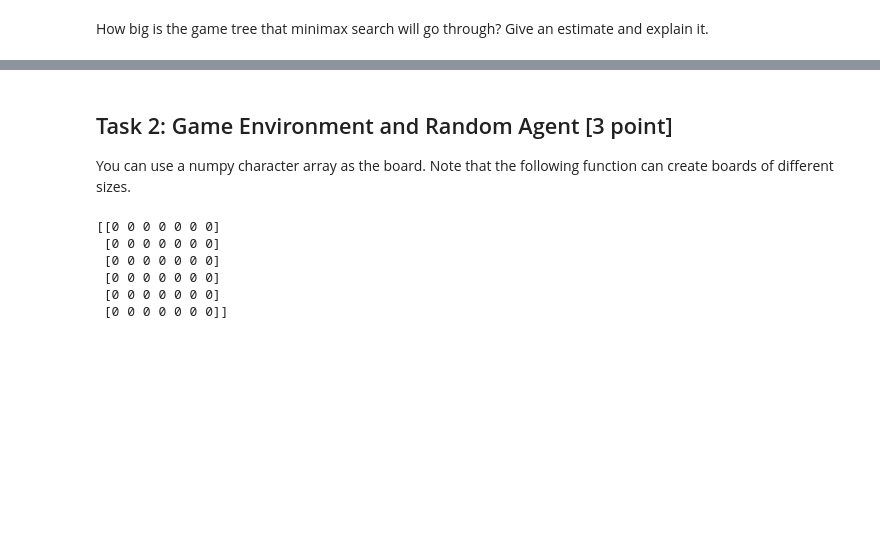
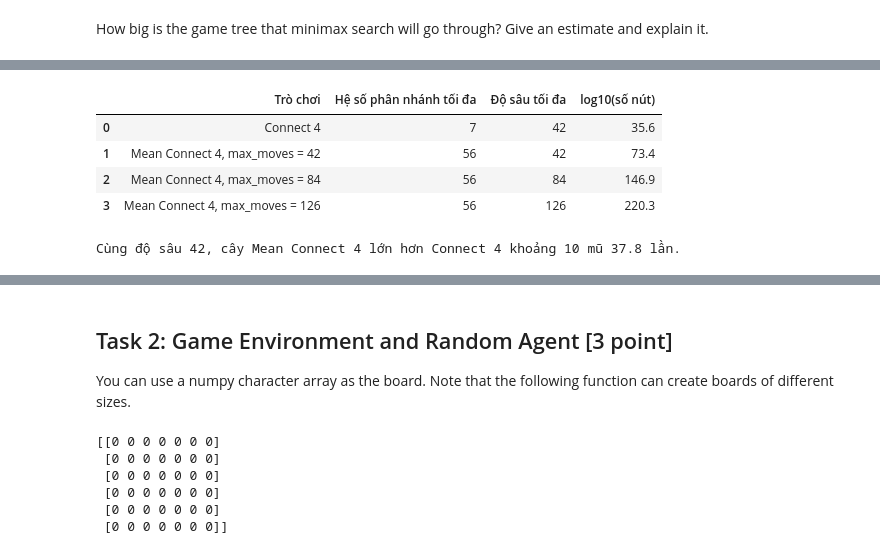
Before and after one commit to 10tothepowerof6/AdvancedAI-Repo, a Jupyter notebook: lab05_game_HuynhTanPhiHung_3124720026_DoXuanTrieu_3124720072_LeTanPhat_3124720050_LeNgocPhuc_3124720053/lab05 - game/assignment_mean_connect4.ipynb, the cells around one changed output, grey strips where cells are left out. Drawn from its saved outputs; the diff is of its cells as text; code cells hidden in the pictures; blank space fills up the shorter version.

```diff
--- a/lab05_game_HuynhTanPhiHung_3124720026_DoXuanTrieu_3124720072_LeTanPhat_3124720050_LeNgocPhuc_3124720053/lab05 - game/assignment_mean_connect4.ipynb
+++ b/lab05_game_HuynhTanPhiHung_3124720026_DoXuanTrieu_3124720072_LeTanPhat_3124720050_LeNgocPhuc_3124720053/lab05 - game/assignment_mean_connect4.ipynb
@@ -40,0 +132,25 @@ How big is the game tree that minimax search will go through? Give an estimate a
+# %%
+# [Bài 9] Cận trên kích thước cây trò chơi (log10 số nút) cho bàn 6 × 7.
+from math import log10
+
+def tree_upper_bound(branching, depth):
+    # Số nút tối đa của cây có hệ số phân nhánh `branching` và độ sâu `depth`: tổng branching^d với d = 0..depth.
+    return (branching ** (depth + 1) - 1) // (branching - 1)
+
+ROWS, COLS = 6, 7
+tree_rows = [{'Trò chơi': 'Connect 4', 'Hệ số phân nhánh tối đa': COLS, 'Độ sâu tối đa': ROWS * COLS,
+              'log10(số nút)': round(log10(tree_upper_bound(COLS, ROWS * COLS)), 1)}]
+for limit in (ROWS * COLS, 2 * ROWS * COLS, 3 * ROWS * COLS):
+    tree_rows.append({'Trò chơi': f'Mean Connect 4, max_moves = {limit}', 'Hệ số phân nhánh tối đa': COLS + COLS ** 2,
+                      'Độ sâu tối đa': limit, 'log10(số nút)': round(log10(tree_upper_bound(COLS + COLS ** 2, limit)), 1)})
+tree_table = pd.DataFrame(tree_rows)
+display(tree_table)
+print('Cùng độ sâu 42, cây Mean Connect 4 lớn hơn Connect 4 khoảng 10 mũ',
+      round(tree_table.loc[1, 'log10(số nút)'] - tree_table.loc[0, 'log10(số nút)'], 1), 'lần.')
+# %% [output]
+|  | Trò chơi | Hệ số phân nhánh tối đa | Độ sâu tối đa | log10(số nút) |
+| 0 | Connect 4 | 7 | 42 | 35.6 |
+| 1 | Mean Connect 4, max_moves = 42 | 56 | 42 | 73.4 |
+| 2 | Mean Connect 4, max_moves = 84 | 56 | 84 | 146.9 |
+| 3 | Mean Connect 4, max_moves = 126 | 56 | 126 | 220.3 |
+Cùng độ sâu 42, cây Mean Connect 4 lớn hơn Connect 4 khoảng 10 mũ 37.8 lần.
```
Also changed, not shown: parts of 9 cells of this notebook.
